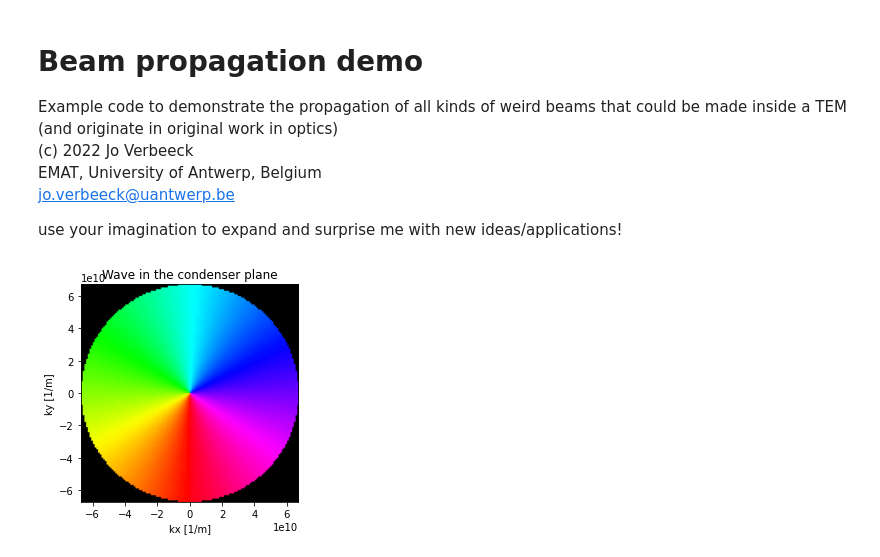
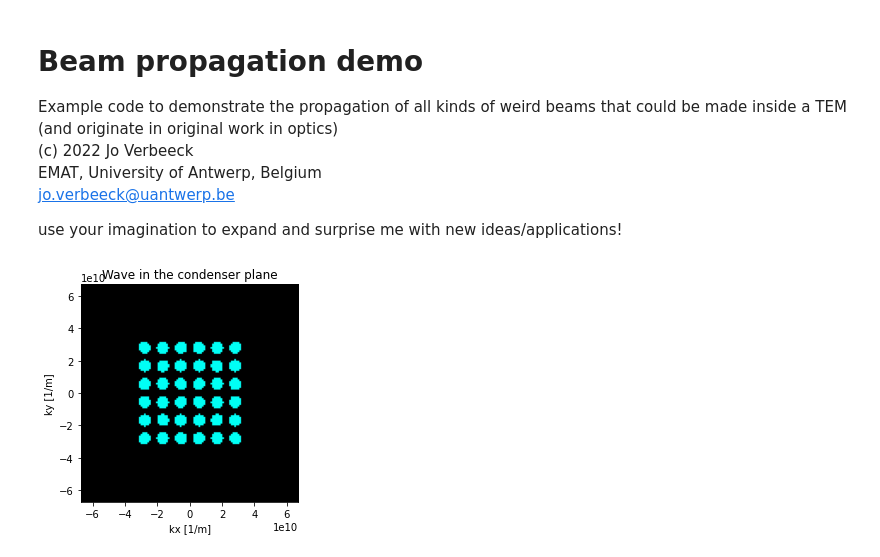
Before and after one commit to joverbee/qem_tutorial, a Jupyter notebook: propagation.ipynb, the cells around one changed output. Drawn from its saved outputs; the diff is of its cells as text; code cells hidden in the pictures.

Commit message:
tested all waves

```diff
--- a/propagation.ipynb
+++ b/propagation.ipynb
@@ -109,21 +112,54 @@ def phplotrgb(A): #a function to create rgb values in imshow to recreate a phase
     return rgbmatrix
 # %%
 #choose a wave and plot it
-m=1
-wave=vortex_wave(Theta,alpha,PHI,m)
+#uncomment any of those to make a choice (see for more options the defined functions above and feel free to create more or to
+#play with variables)
 
-#show reference wave
+#vortex
+#m=1
+#wave=vortex_wave(Theta,alpha,PHI,m)
+
+#round aperture
+#wave=circular_wave(Theta,alpha)
+
+#airy wave
+#wave=airy_wave(Theta,alpha,Kx,Ky,k0)
+
+#bessel wave
+#m=0 #optional to give vorticity to Bessel wave
+#ringwidth=0.1*alpha #the width of the ring, an ideal bessel has ringwidth=0, making it wider limits the range over
+#which the Bessel doesnt diverge. Of course in reality zero width would pass no electrons and is only relevant from an
+#academc point of view
+#wave=bessel_wave(K,PHI,k0,alpha,m,ringwidth)
+
+#helicon wave
+#alpha1=alpha
+#alpha2=0.8*alpha#
+#m1=0
+#m2=-1
+#ringwidth=0.05*alpha
+#wave=helicon_wave(K,PHI,k0,alpha1,alpha2,m1,m2,ringwidth)
+
+#axicon, this is an approximation to an analytical bessel with infinite thin ring
+#strength=10
+#wave=axicon_wave(K,k0,alpha,strength)
+
+#create nxn holes
+n=6
+wave=nholes_wave(K,k0,alpha,n)
+
+#show phase and amplitude of the wave in a fancy plot
 fig, ax = plt.subplots()
 im = ax.imshow(phplotrgb(wave),
                origin='lower', extent=[-kmax, kmax, -kmax, kmax])
 plt.title('Wave in the condenser plane')
 plt.xlabel('kx [1/m]')
 plt.ylabel('ky [1/m]')
 ax.set_xlim(-k0*alpha, k0*alpha)
 ax.set_ylim(-k0*alpha, k0*alpha)
 plt.show()
 # %% [output]
-[figure, old version]
+[figure, new version]
 # %%
 #now calculate the distribution near focus in real space
 #shift up and down the focal plane using a defocus term in the condensor
```
Also changed, not shown: parts of 4 cells of this notebook.
